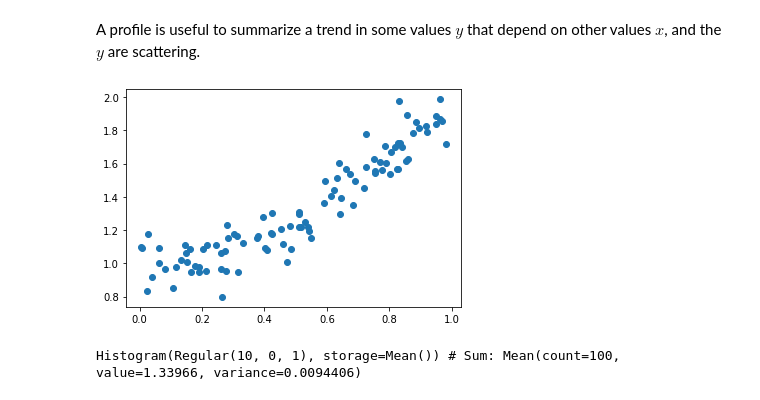
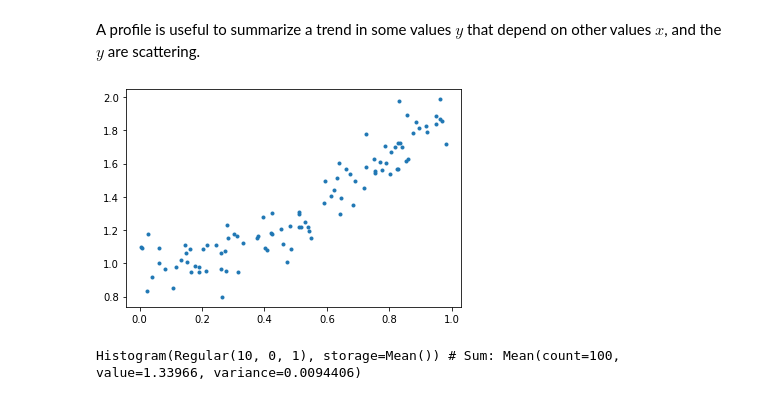
Before and after one commit to henryiii/bh-talk-pyhep-2020, a Jupyter notebook: Part2.ipynb, the cells around one changed output. Saved outputs shown, nothing was run; the diff lists cells and outputs as text; code cells hidden in the pictures.

```diff
--- a/Part2.ipynb
+++ b/Part2.ipynb
@@ -191,12 +187,12 @@ A profile is useful to summarize a trend in some values $y$ that depend on other
 # %%
 rng = np.random.default_rng(1)
 x = rng.uniform(size=100)
 ye = 0.1
 y = rng.normal(1 + x ** 2, ye)
 
-plt.scatter(x, y);
+plt.scatter(x, y, marker=".");
 # %% [output]
-[figure, old version]
+[figure, new version]
 # %%
 profile.fill(x, sample=y)
 # %% [output]
```
Also changed, not shown: parts of 18 cells of this notebook.
